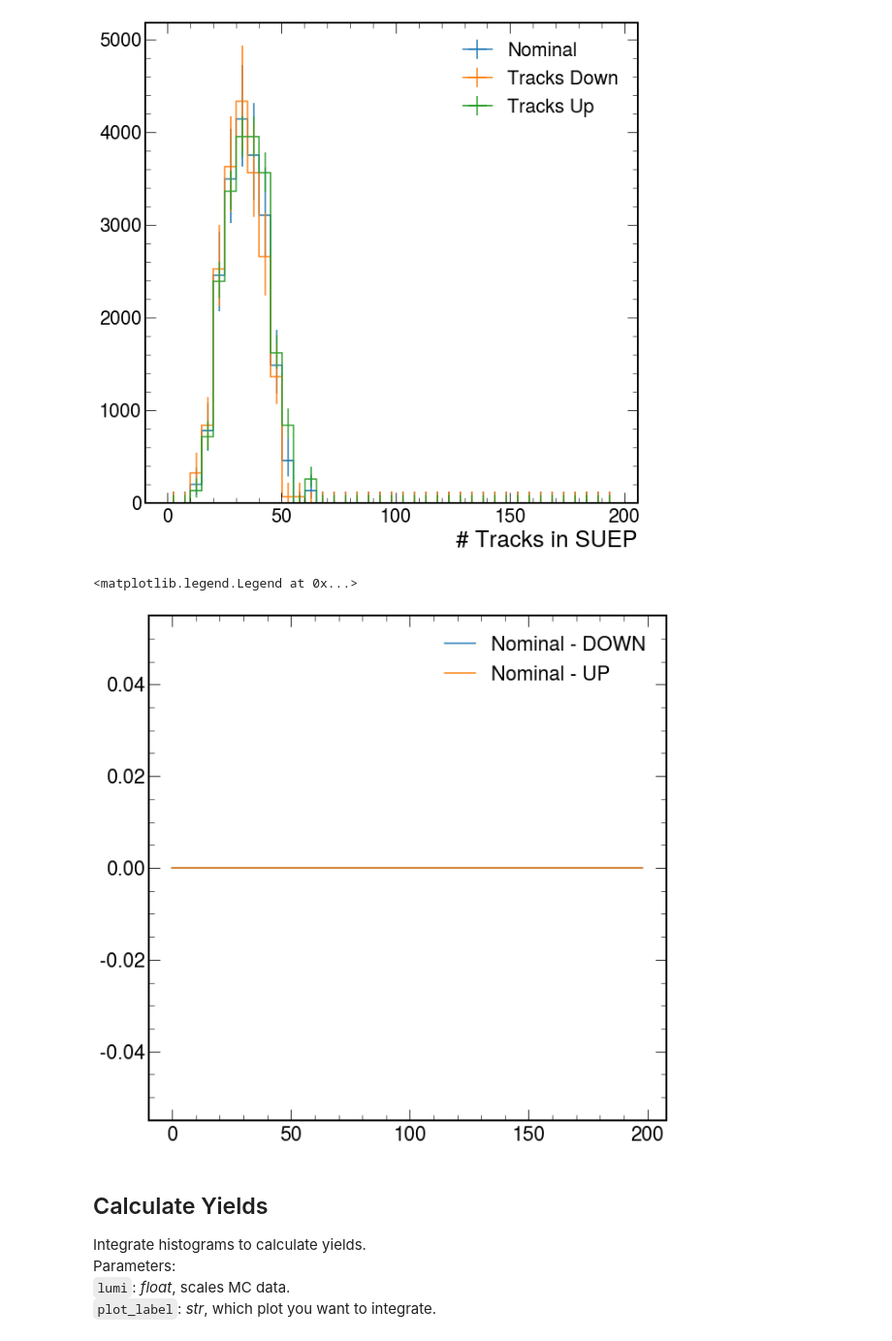
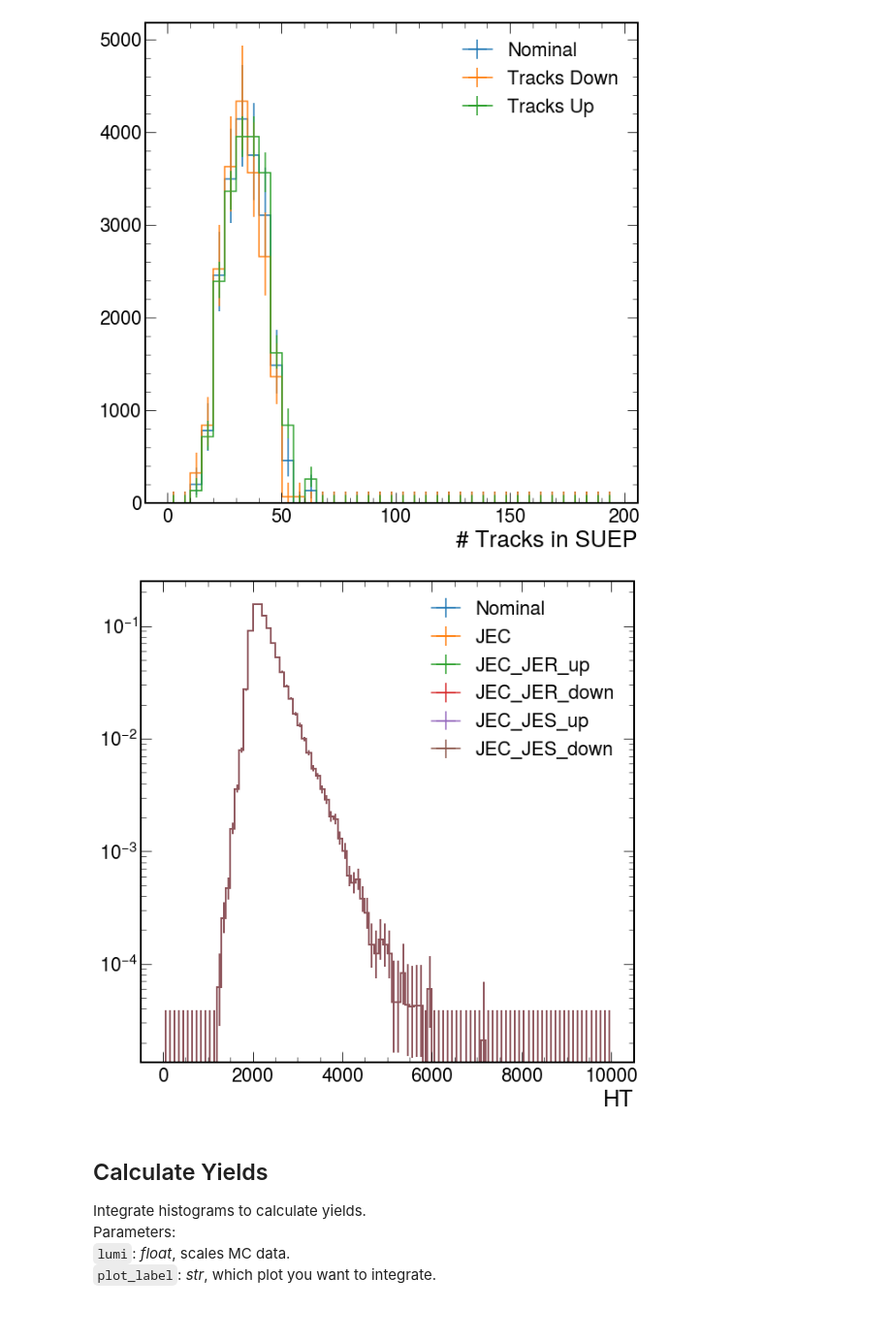
Before and after one commit to SUEPPhysics/SUEPCoffea_dask, a Jupyter notebook: plotting/plot.ipynb, the cells around one changed output. Shown at 97% size. Saved outputs shown, nothing was run; the diff lists cells and outputs as text; code cells hidden in the pictures.

Commit message:
working on systematics in make_plots

```diff
--- a/plotting/plot.ipynb
+++ b/plotting/plot.ipynb
@@ -49,10 +49,14 @@ if not os.path.isdir(output_label):
 plotDir = '/work/submit/{}/SUEP/outputs/'.format(os.environ['USER'])
 infile_names = glob.glob(plotDir+'*.pkl')
 
-offline_files_SUEP = [f for f in infile_names if "test_sys.pkl" in f and ('SUEP-m' in f)]
-plots_SUEP = loader(offline_files_SUEP, apply_lumis=True, exclude_low_bins=True)
-offline_files_2018 = [f for f in infile_names if "test_sys.pkl" in f and ('20UL18' in f or 'Run2018' in f)]
-plots_2018 = loader(offline_files_2018, apply_lumis=True, exclude_low_bins=True)
+# debug
+test_files = [f for f in infile_names if 'QCD_TEST' in f]
+test_plots = loader(test_files)
+
+# offline_files_SUEP = [f for f in infile_names if "test_sys.pkl" in f and ('SUEP-m' in f)]
+# plots_SUEP = loader(offline_files_SUEP, apply_lumis=True, exclude_low_bins=True)
+# offline_files_2018 = [f for f in infile_names if "test_sys.pkl" in f and ('20UL18' in f or 'Run2018' in f)]
+# plots_2018 = loader(offline_files_2018, apply_lumis=True, exclude_low_bins=True)
 # offline_files_2017 = [f for f in infile_names if "7_20.pkl" in f and ('20UL17' in f or 'Run2017' in f)]
 # plots_2017 = loader(offline_files_2017, apply_lumis=True, exclude_low_bins=True)
 # offline_files_2016 = [f for f in infile_names if "7_20.pkl" in f and ('20UL16' in f or 'Run2016' in f)]
@@ -60,8 +64,12 @@ plots_2018 = loader(offline_files_2018, apply_lumis=True, exclude_low_bins=True)
 
 # put everything in one dictionary
 plots = {}
-for key in plots_SUEP.keys(): plots[key] = plots_SUEP[key]
-for key in plots_2018.keys(): plots[key+"_2018"] = plots_2018[key]
+
+# debug
+plots['test'] = test_plots[list(test_plots.keys())[0]]
+
+# for key in plots_SUEP.keys(): plots[key] = plots_SUEP[key]
+# for key in plots_2018.keys(): plots[key+"_2018"] = plots_2018[key]
 # for key in plots_2017.keys(): plots[key+"_2017"] = plots_2017[key]
 # for key in plots_2016.keys(): plots[key+"_2016"] = plots_2016[key]
 # plots['QCD_HT_allyears'] = combineYears(plots,'QCD_HT', ['2018','2017','2016'])
@@ -834,10 +820,16 @@ diff2 = h1 - h3
-# %%
-plt.plot(diff, label='Nominal - DOWN')
-plt.plot(diff2, label='Nominal - UP')
-plt.legend()
-# %% [output]
-<matplotlib.legend.Legend at 0x...>
-[figure, removed]
+# %%
+plot_label = 'ht_Cluster'
+sample = 'test'
+sys = ['', '_JEC', '_JEC_JER_up', '_JEC_JER_down', '_JEC_JES_up', '_JEC_JES_down']
+labels = ['Nominal', 'JEC', 'JEC_JER_up', 'JEC_JER_down', 'JEC_JES_up', 'JEC_JES_down']
+
+for s, l in zip(sys, labels):
+    h = plots[sample][plot_label + s]
+    hep.histplot(h[::1j], label=l)
+_ = plt.legend()
+plt.yscale('log')
+# %% [output]
+[figure, added]
 # %% [markdown]
 ## Calculate Yields
 Integrate histograms to calculate yields.<br>
```
Also changed, not shown: parts of 3 cells of this notebook, 2 other files.
